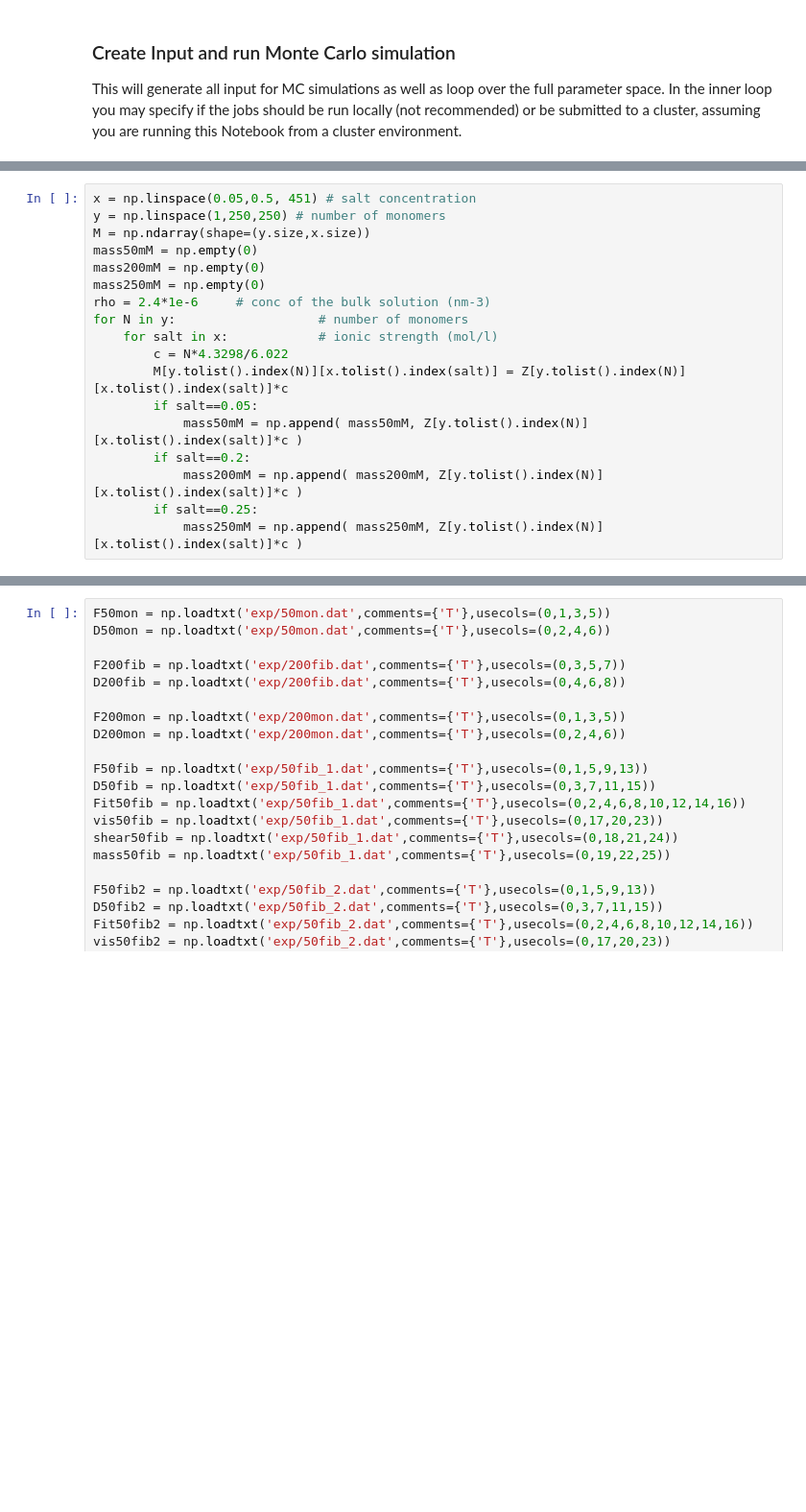
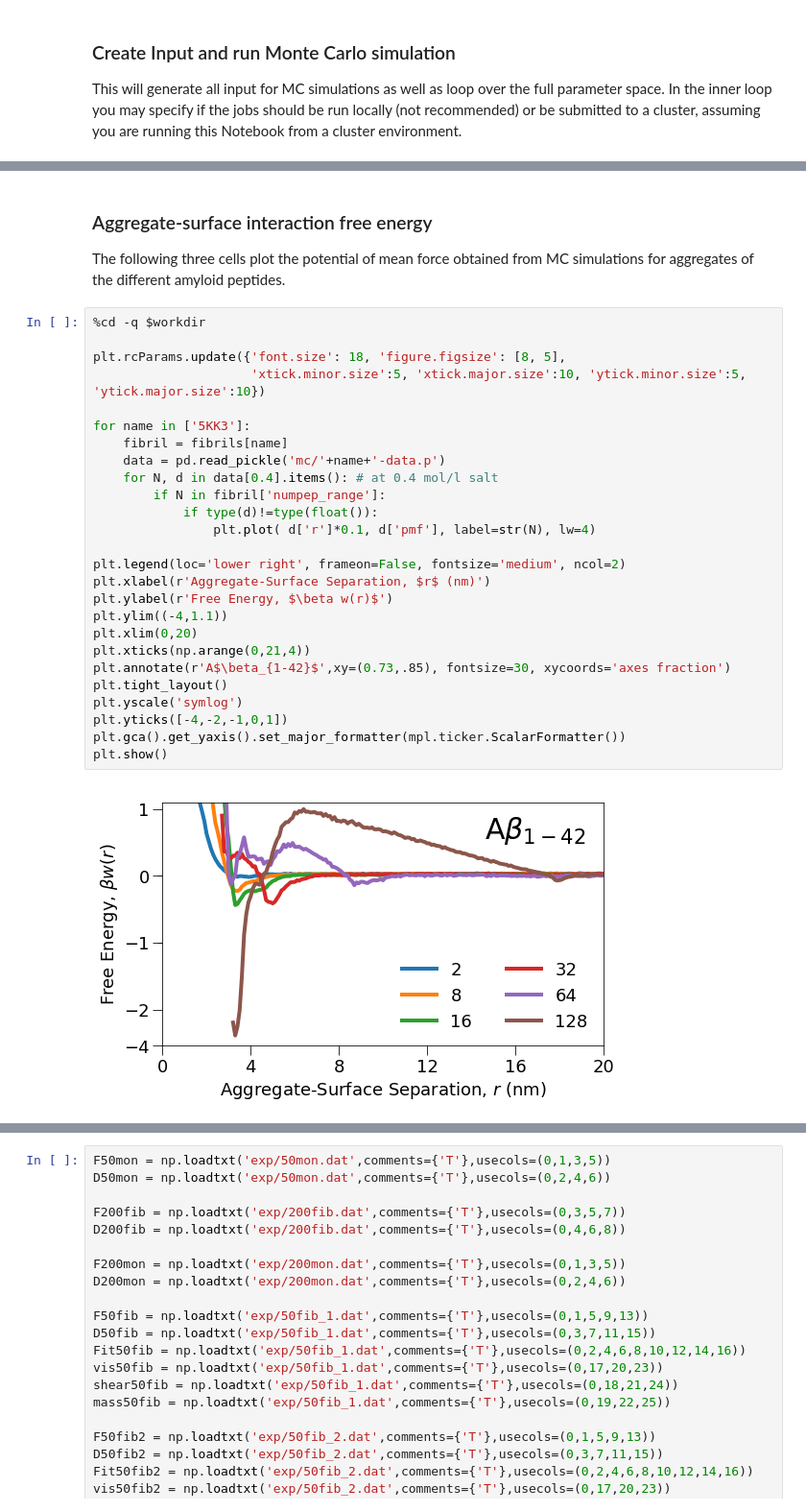
Before and after one commit to mlund/SI-surfacefibrils, a Jupyter notebook: notebook.ipynb, the cells around one changed output, grey strips where cells are left out. Shown at 96% size. Saved outputs shown, nothing was run; the diff lists cells and outputs as text; blank space fills up the shorter version.

```diff
--- a/notebook.ipynb
+++ b/notebook.ipynb
@@ -834,18 +265,0 @@ where $M_W$ is the molecular weight of the A$\beta_{1-40}$ peptide.
-# %%
-x = np.linspace(0.05,0.5, 451) # salt concentration
-y = np.linspace(1,250,250) # number of monomers
-M = np.ndarray(shape=(y.size,x.size))
-mass50mM = np.empty(0)
-mass200mM = np.empty(0)
-mass250mM = np.empty(0)
-rho = 2.4*1e-6     # conc of the bulk solution (nm-3)
-for N in y:                   # number of monomers
-    for salt in x:            # ionic strength (mol/l)
-        c = N*4.3298/6.022
-        M[y.tolist().index(N)][x.tolist().index(salt)] = Z[y.tolist().index(N)][x.tolist().index(salt)]*c
-        if salt==0.05:
-            mass50mM = np.append( mass50mM, Z[y.tolist().index(N)][x.tolist().index(salt)]*c )
-        if salt==0.2:
-            mass200mM = np.append( mass200mM, Z[y.tolist().index(N)][x.tolist().index(salt)]*c )
-        if salt==0.25:
-            mass250mM = np.append( mass250mM, Z[y.tolist().index(N)][x.tolist().index(salt)]*c )
@@ -905,0 +332,32 @@ In this section we load and plot QCM data.
+# %% [markdown]
+### Aggregate-surface interaction free energy
+
+The following three cells plot the potential of mean force obtained from MC simulations for aggregates of the different amyloid peptides.
+# %%
+%cd -q $workdir
+
+plt.rcParams.update({'font.size': 18, 'figure.figsize': [8, 5],
+                     'xtick.minor.size':5, 'xtick.major.size':10, 'ytick.minor.size':5, 'ytick.major.size':10})
+
+for name in ['5KK3']:
+    fibril = fibrils[name]
+    data = pd.read_pickle('mc/'+name+'-data.p')
+    for N, d in data[0.4].items(): # at 0.4 mol/l salt
+        if N in fibril['numpep_range']:
+            if type(d)!=type(float()):
+                plt.plot( d['r']*0.1, d['pmf'], label=str(N), lw=4)
+
+plt.legend(loc='lower right', frameon=False, fontsize='medium', ncol=2)
+plt.xlabel(r'Aggregate-Surface Separation, $r$ (nm)')
+plt.ylabel(r'Free Energy, $\beta w(r)$')
+plt.ylim((-4,1.1))
+plt.xlim(0,20)
+plt.xticks(np.arange(0,21,4))
+plt.annotate(r'A$\beta_{1-42}$',xy=(0.73,.85), fontsize=30, xycoords='axes fraction')
+plt.tight_layout()
+plt.yscale('symlog')
+plt.yticks([-4,-2,-1,0,1])
+plt.gca().get_yaxis().set_major_formatter(mpl.ticker.ScalarFormatter())
+plt.show()
+# %% [output]
+[figure, added]
```
Also changed, not shown: parts of 83 cells of this notebook, 40 other files.
